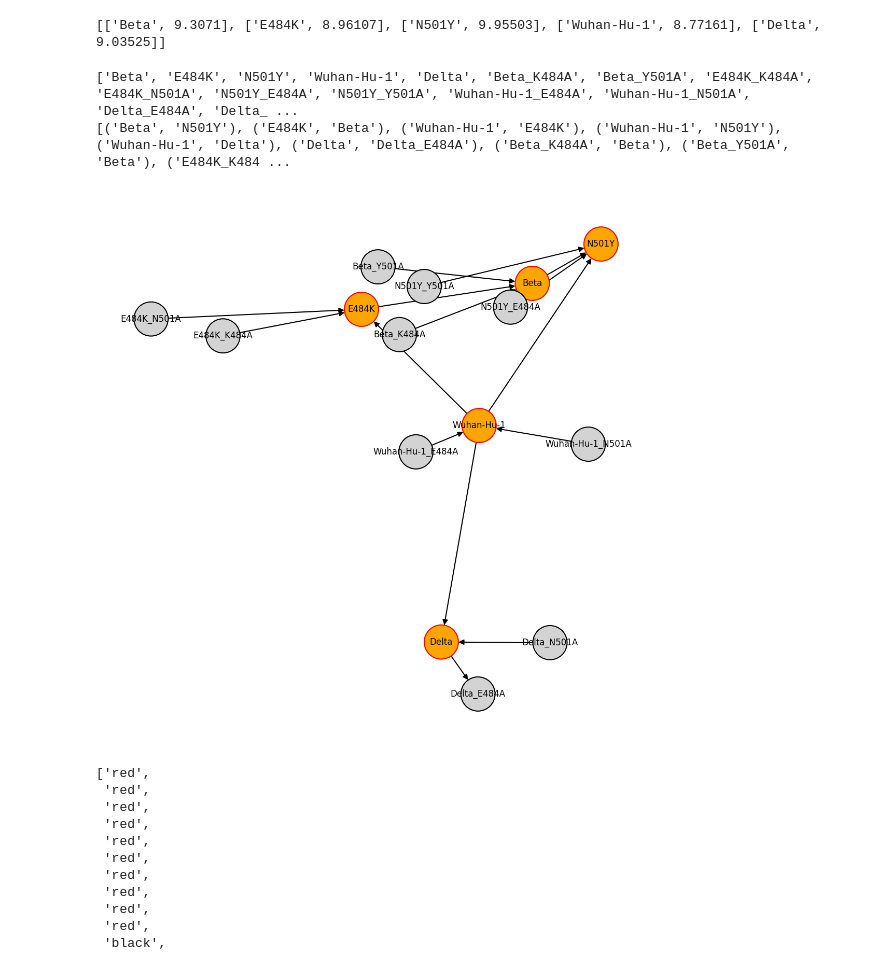
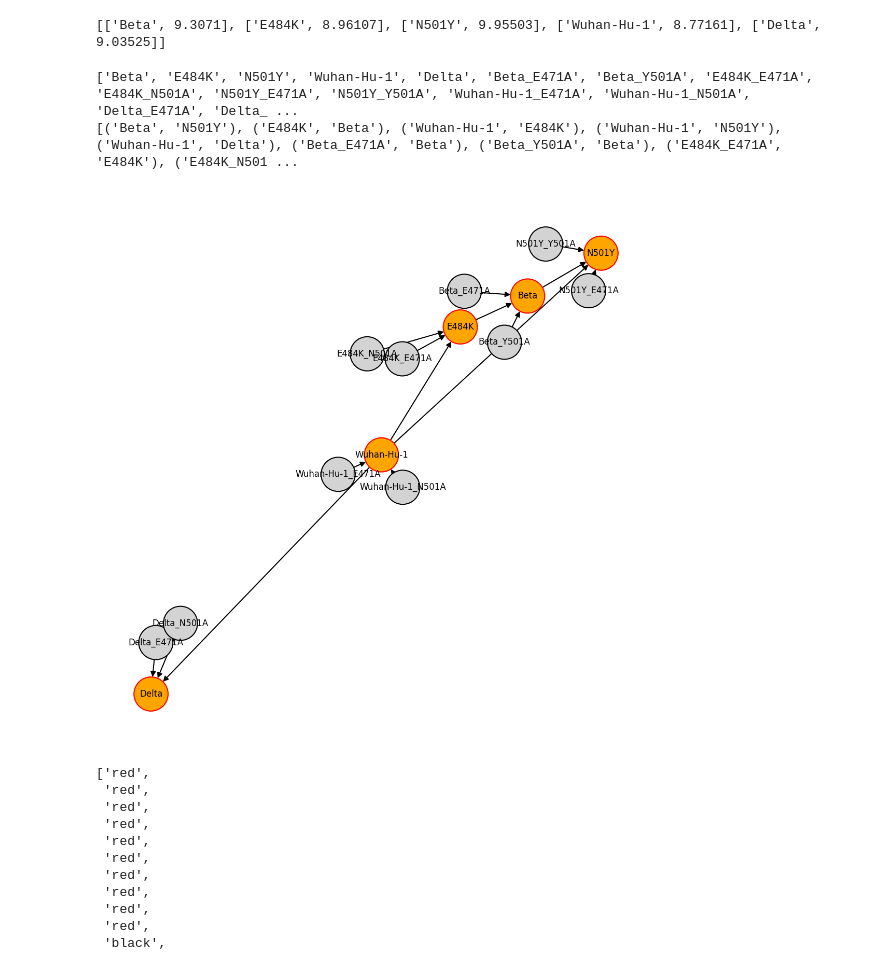
Before and after one commit to weigangq/nov-search, a Jupyter notebook: Brandon/Spike_RBD_seqs_wq.ipynb, the cells around one changed output. Drawn from its saved outputs; the diff is of its cells as text; code cells hidden in the pictures.

Commit message:
add nk-landscape for building graphs

```diff
--- a/Brandon/Spike_RBD_seqs_wq.ipynb
+++ b/Brandon/Spike_RBD_seqs_wq.ipynb
@@ -87,49 +101,49 @@ print([ [x, wtDict[x]['bind']] for x in wtDict])
 # build a directed graph
 import networkx as nx
 
-DG = nx.DiGraph() # a directed graph
+DG = nx.DiGraph() # a directed graph, there is lots of graph algorithms to identify local and global peaks; apply evol algo
 for strain in wtDict: # add wt
-    DG.add_node(strain)
-    for k in wtDict[strain]:
+    DG.add_node(strain) # add a node with a string name (id)
+    for k in wtDict[strain]: # attach features: hap & fit
         DG.nodes[strain][k] = wtDict[strain][k]
 
 #pickSites = [417, 484, 501, 452, 478] # show these sites only
-pickSites = [484, 501] # show these sites only
+pickSites = [471, 501] # show these sites only
 pickAAs = ['A']
 pickRec = [ rec for rec in mutDict if (mutDict[rec]['pos'] in pickSites) & (mutDict[rec]['mut'] in pickAAs)  ]
 
 for rec in pickRec: # add mut & edge
     id = rec[0] + "_" + rec[1]
     DG.add_node(id)
     for k in mutDict[rec]:
         DG.nodes[id][k] = mutDict[rec][k]
 
     if wtDict[rec[0]]['bind'] < mutDict[rec]['bind']: # higher bind for mut
         DG.add_edge(rec[0], id)
     else:
         DG.add_edge(id, rec[0])
 # add edges between WTs
 DG.add_edge(strains[3], strains[1]) # wuhan -> E484
 DG.add_edge(strains[3], strains[2]) # wuhan -> N501
 DG.add_edge(strains[1], strains[0]) # E484 -> beta
 DG.add_edge(strains[0], strains[2]) # beta -> N501Y
 DG.add_edge(strains[3], strains[4]) # wuhan -> delta
 print(DG.nodes)
 print(DG.edges)
 
 plt.figure(figsize = (7,7), dpi=150)
 nx.draw(DG, with_labels = True,
         node_size = 1000,
         node_color = ['orange'] * 5 + ['lightgray'] * 10,
         edgecolors = ['red'] * 5 + ['black'] * 10,
         font_size = 8)
 #plt.show()
 plt.savefig("graph.png")
 #print(DG.adj[strains[0]])
 # %% [output]
-['Beta', 'E484K', 'N501Y', 'Wuhan-Hu-1', 'Delta', 'Beta_K484A', 'Beta_Y501A', 'E484K_K484A', 'E484K_N501A', 'N501Y_E484A', 'N501Y_Y501A', 'Wuhan-Hu-1_E484A', 'Wuhan-Hu-1_N501A', 'Delta_E484A', 'Delta_ ...
-[('Beta', 'N501Y'), ('E484K', 'Beta'), ('Wuhan-Hu-1', 'E484K'), ('Wuhan-Hu-1', 'N501Y'), ('Wuhan-Hu-1', 'Delta'), ('Delta', 'Delta_E484A'), ('Beta_K484A', 'Beta'), ('Beta_Y501A', 'Beta'), ('E484K_K484 ...
+['Beta', 'E484K', 'N501Y', 'Wuhan-Hu-1', 'Delta', 'Beta_E471A', 'Beta_Y501A', 'E484K_E471A', 'E484K_N501A', 'N501Y_E471A', 'N501Y_Y501A', 'Wuhan-Hu-1_E471A', 'Wuhan-Hu-1_N501A', 'Delta_E471A', 'Delta_ ...
+[('Beta', 'N501Y'), ('E484K', 'Beta'), ('Wuhan-Hu-1', 'E484K'), ('Wuhan-Hu-1', 'N501Y'), ('Wuhan-Hu-1', 'Delta'), ('Beta_E471A', 'Beta'), ('Beta_Y501A', 'Beta'), ('E484K_E471A', 'E484K'), ('E484K_N501 ...
-[figure, old version]
+[figure, new version]
 # %%
 ['red'] * 10 + ['black'] * 10
 # %% [output]
```
Also changed, not shown: parts of 1 cell of this notebook, 2 other files.
